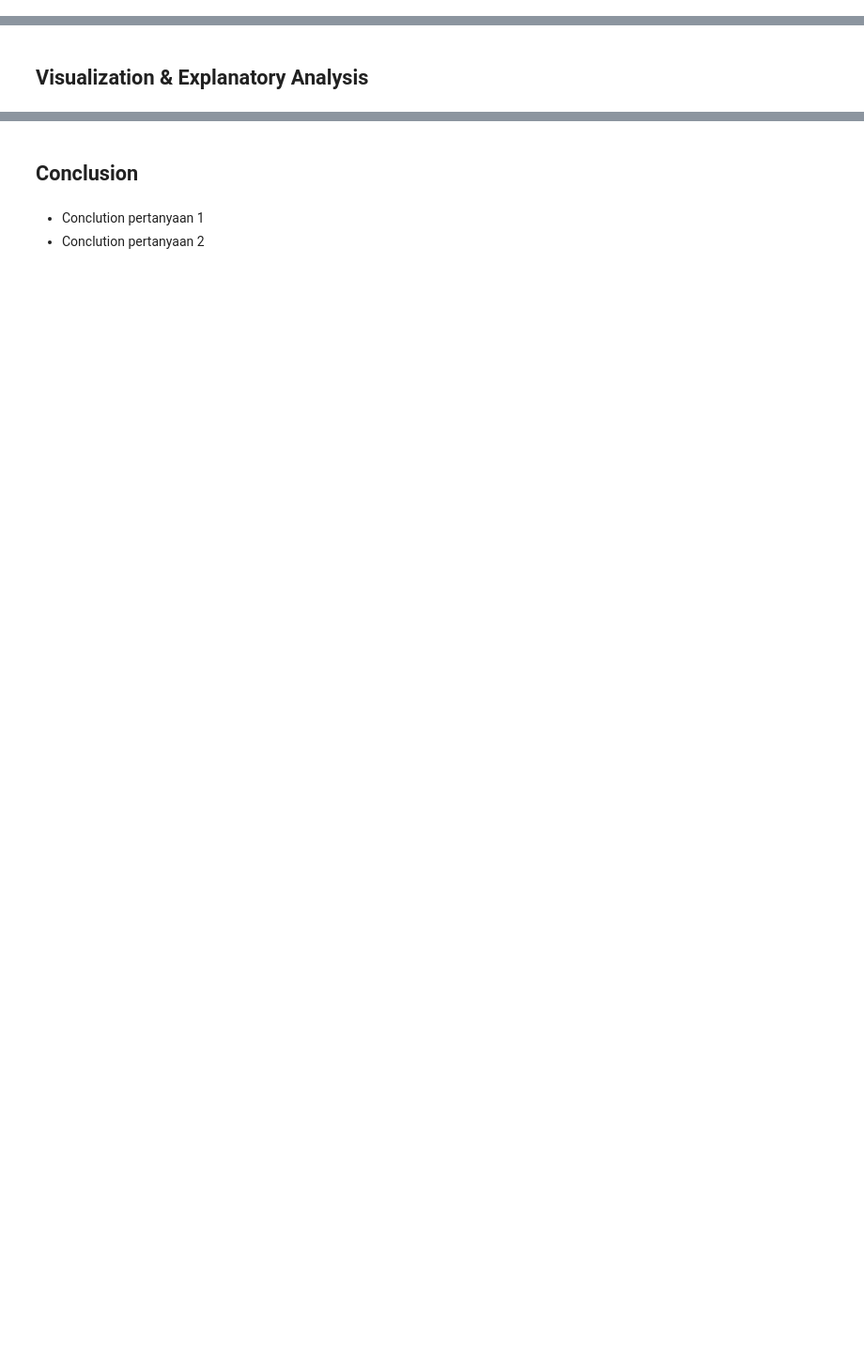
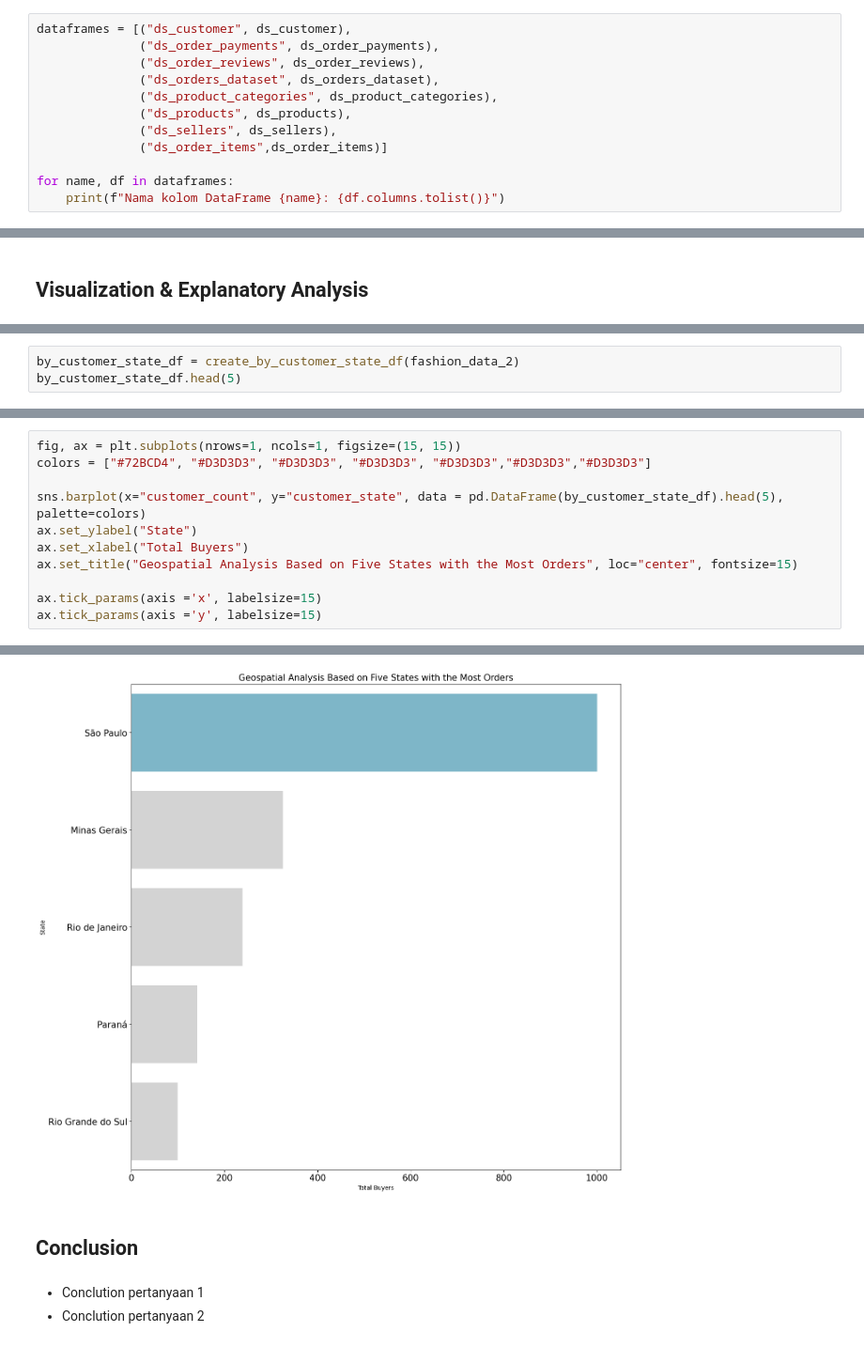
Before and after one commit to RamadhanIY/Proyek-Akhir-Dicoding-Data_Analysis, a Jupyter notebook: Proyek_Analisis_Data.ipynb, the cells around one changed output, grey strips where cells are left out. Shown: that part at 94% size. Drawn from its saved outputs; the diff is of its cells as text; blank space fills up the shorter version.

```diff
--- a/Proyek_Analisis_Data.ipynb
+++ b/Proyek_Analisis_Data.ipynb
@@ -22,0 +64,12 @@ Call files from Github
+# %%
+dataframes = [("ds_customer", ds_customer),
+              ("ds_order_payments", ds_order_payments),
+              ("ds_order_reviews", ds_order_reviews),
+              ("ds_orders_dataset", ds_orders_dataset),
+              ("ds_product_categories", ds_product_categories),
+              ("ds_products", ds_products),
+              ("ds_sellers", ds_sellers),
+              ("ds_order_items",ds_order_items)]
+
+for name, df in dataframes:
+    print(f"Nama kolom DataFrame {name}: {df.columns.tolist()}")
@@ -36,0 +505,3 @@ Call files from Github
+# %%
+by_customer_state_df = create_by_customer_state_df(fashion_data_2)
+by_customer_state_df.head(5)
@@ -36,0 +515,12 @@ Call files from Github
+# %%
+fig, ax = plt.subplots(nrows=1, ncols=1, figsize=(15, 15))
+colors = ["#72BCD4", "#D3D3D3", "#D3D3D3", "#D3D3D3", "#D3D3D3","#D3D3D3","#D3D3D3"]
+
+sns.barplot(x="customer_count", y="customer_state", data = pd.DataFrame(by_customer_state_df).head(5), palette=colors)
+ax.set_ylabel("State")
+ax.set_xlabel("Total Buyers")
+ax.set_title("Geospatial Analysis Based on Five States with the Most Orders", loc="center", fontsize=15)
+
+ax.tick_params(axis ='x', labelsize=15)
+ax.tick_params(axis ='y', labelsize=15)
+# %% [output]
@@ -37,3 +530,4 @@ Call files from Github
+[figure, added]
 # %% [markdown]
 ## Conclusion
 # %% [markdown]
```
Also changed, not shown: parts of 46 cells of this notebook, 3 other files.
